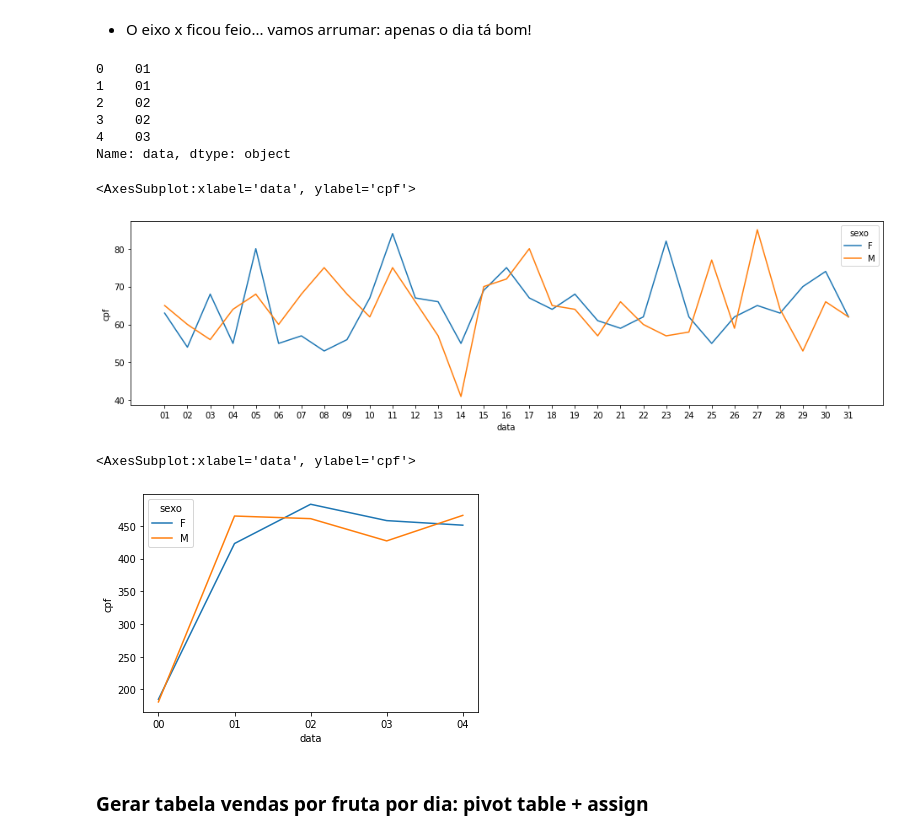
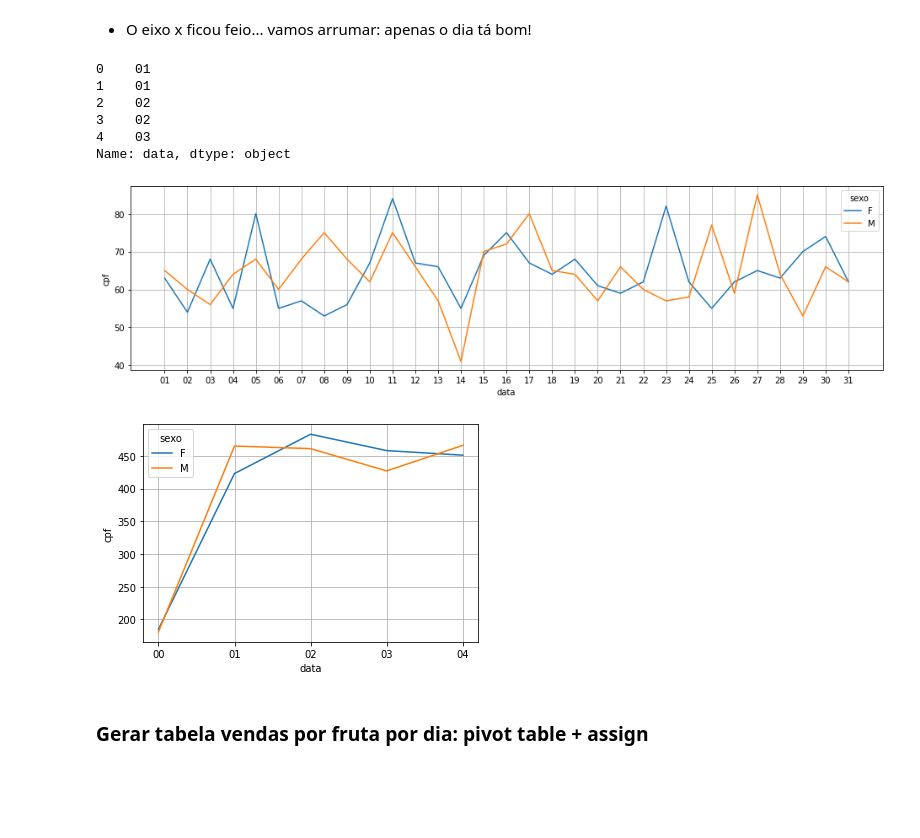
Before and after one commit to srgari/aulas_light_aplicadas, a Jupyter notebook: pandas/sergio_pandas_review.ipynb, the cells around one changed output. Drawn from its saved outputs; the diff is of its cells as text; code cells hidden in the pictures; blank space fills up the shorter version.

```diff
--- a/pandas/sergio_pandas_review.ipynb
+++ b/pandas/sergio_pandas_review.ipynb
@@ -227,7 +242,6 @@ sns.lineplot(
 # %% [markdown]
 - O eixo x ficou feio... vamos arrumar: apenas o dia tá bom!
 # %%
-
 df_dia['data'] = df_dia['data'].dt.strftime('%d')
 
 fig, ax = plt.subplots(figsize = [16,4])
@@ -239,6 +253,7 @@ sns.lineplot(
     y = 'cpf',
     hue = 'sexo',
     )
+plt.grid()
 # %% [output]
 0    01
 1    01
@@ -246,25 +261,24 @@ sns.lineplot(
 3    02
 4    03
 Name: data, dtype: object
-<AxesSubplot:xlabel='data', ylabel='cpf'>
-[figure, old version]
+[figure, new version]
 # %%
-# Há diferença em vendas?
+# Há diferença em vendas por semana?
 semana = df.groupby([pd.Grouper(
     key = 'data',
     freq = 'W'
 ),'sexo']).cpf.count().reset_index()
 semana['data'] = semana['data'].dt.strftime('%W')
 
 sns.lineplot(
     data = semana,
     x = 'data',
     y = 'cpf',
     hue = 'sexo'
 )
+plt.grid()
 # %% [output]
-<AxesSubplot:xlabel='data', ylabel='cpf'>
-[figure, old version]
+[figure, new version]
 # %% [markdown]
 ### Gerar tabela vendas por fruta por dia: pivot table + assign
 # %%
```
Also changed, not shown: parts of 6 cells of this notebook.
